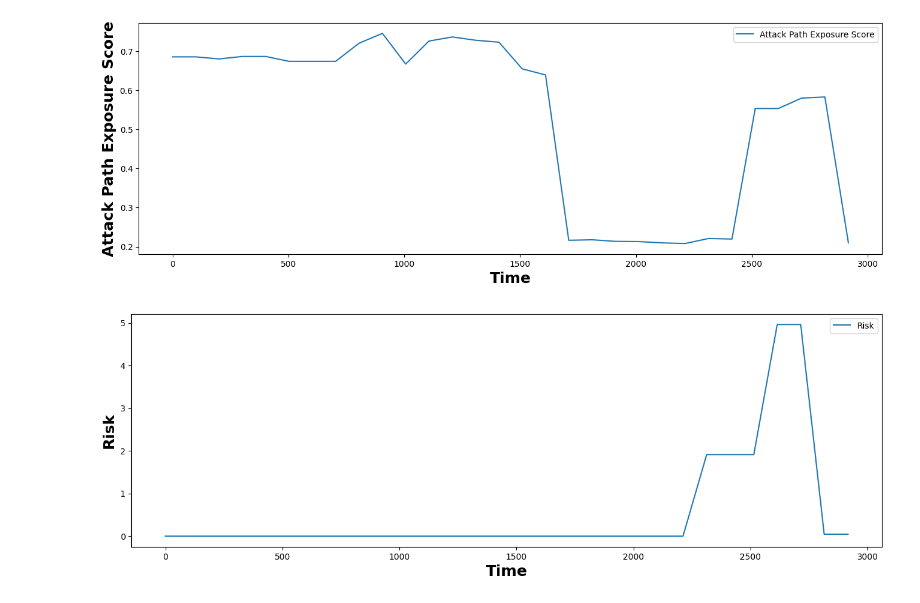
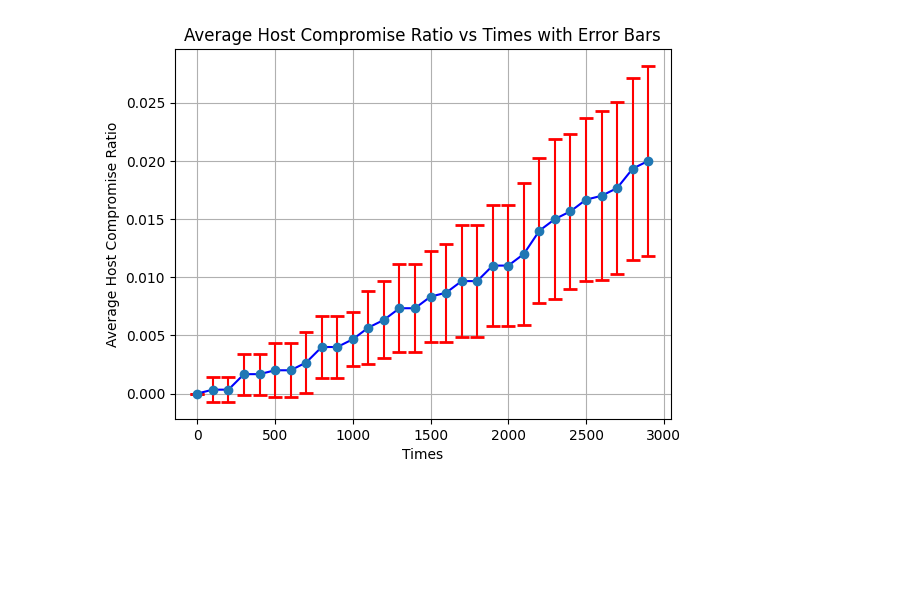
Before and after one commit to MoeBuTa/MTDSim, a Jupyter notebook: experiments/mtd_ai_operation.ipynb, the cells around one changed output. Cells and saved outputs as stored; diff of their text form; code cells hidden in the pictures; blank space fills up the shorter version.

Commit message:
Added graph metrics

```diff
--- a/experiments/mtd_ai_operation.ipynb
+++ b/experiments/mtd_ai_operation.ipynb
@@ -25,6 +26,7 @@ import logging
 logging.basicConfig(format='%(message)s', level=logging.INFO)
 # %%
 create_experiment_snapshots([25, 50, 75, 100])
+evaluations = []
 # %%
 # Learning Parameters
 epsilon = 1.0  # exploration rate
@@ -36,4 +38,7 @@ mtd_interval = 100
 scheme = 'mtd_ai'
 total_nodes = 300
 new_network = True
+
+# Batch settings
+num_iterations = 10
 # %%
@@ -87,8 +45,0 @@ evaluation.visualize_host_compromise_ratio()
-# %%
-evaluation.visualize_attack_path_exposure_score()
-# %% [output]
-[figure, removed]
-# %%
-evaluation.visualize_risk()
-# %% [output]
-[figure, removed]
@@ -96,0 +46,8 @@ evaluation.visualize_risk()
+# %%
+for i in range(num_iterations):
+    evaluation = execute_ai_model(start_time=start_time, finish_time=finish_time, mtd_interval=mtd_interval, scheme=scheme, total_nodes=total_nodes, new_network=new_network)
+    evaluations.append(evaluation._security_metric_record)
+# %%
+visualize_metric_ratio(evaluations, 'host_compromise_ratio')
+# %% [output]
+[figure, added]
```
Also changed, not shown: parts of 12 cells of this notebook, 18 other files.
